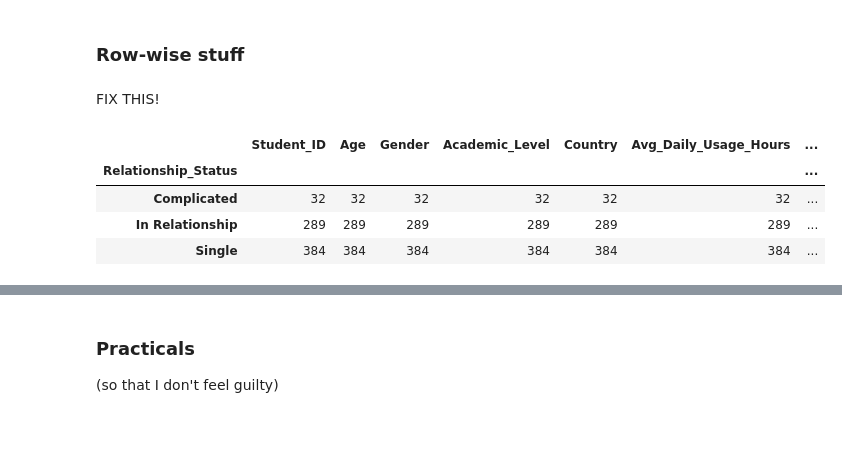
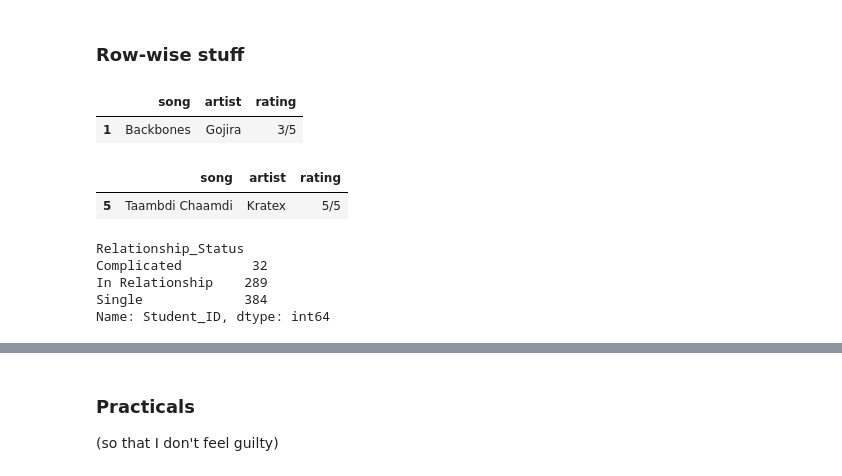
Before and after one commit to moiSentineL/ip-survivalkit, a Jupyter notebook: pandas/dataframes.ipynb, the cells around one changed output, grey strips where cells are left out. Drawn from its saved outputs; the diff is of its cells as text; code cells hidden in the pictures; blank space fills up the shorter version.

```diff
--- a/pandas/dataframes.ipynb
+++ b/pandas/dataframes.ipynb
@@ -7,19 +7,20 @@ import numpy as np
 # %% [markdown]
 ### Creating dataframes
 # %%
-# let's create some dfs
-
-## creating via dicts.
+## creating via dictionary.
 
 music_i_like = {
-    "song": ['Backbones', 'leave your lights on', 'CAFO'],
-    "artist": ['Gojira', 'Thank you Scientist', "Animals as Leaders"],
-    "rating": ['3/5', '5/5', '4/5']
+    "song": ['Backbones', 'leave your lights on', 'CAFO', 'rinkiya ke papa', 'Taambdi Chaamdi'],
+    "artist": ['Gojira', 'Thank you Scientist', "Animals as Leaders", 'Manoj Tiwari', 'Kratex'],
+    "rating": ['3/5', '5/5', '4/5', '3/5', '5/5']
 }
 
-music = pd.DataFrame(music_i_like, index=[i for i in range(1, len(music_i_like)+1)])
+music = pd.DataFrame(
+    music_i_like, # inputting the dictionary
+    index=[i for i in range(1, len(music_i_like['song'])+1)] # custom index, using list comprehension to output 1, 2, 3, ...
+    )
 
-music
+display(music)
 # %% [output]
 |  | song | artist | rating |
 | 1 | Backbones | Gojira | 3/5 |
@@ -120,18 +145,31 @@ sales_group
 16598 rows × 2 columns
 # %% [markdown]
 ### Row-wise stuff
-# %% [markdown]
-FIX THIS!
 # %%
-# print music
+# let's take our first music wala dictionary.
 
-music.loc[lambda x : x["artist"] == "Gojira"]
+display(
+    music.loc[lambda x : x["artist"] == "Gojira"] #checking if the 'artist' is 'Gojira'
+)
 
-soc_med.groupby("Relationship_Status").count() # this counts the number of rows with given column values
+display(
+    music.loc[lambda x: x['song'] == "Taambdi Chaamdi"] # checking if the 'song' is 'Taambdi Chaamdi'
+)
 # %% [output]
-|  | Student_ID | Age | Gender | Academic_Level | Country | Avg_Daily_Usage_Hours | ... |
-| Relationship_Status |  |  |  |  |  |  | ... |
-| Complicated | 32 | 32 | 32 | 32 | 32 | 32 | ... |
-| In Relationship | 289 | 289 | 289 | 289 | 289 | 289 | ... |
-| Single | 384 | 384 | 384 | 384 | 384 | 384 | ... |
+|  | song | artist | rating |
+| 1 | Backbones | Gojira | 3/5 |
+|  | song | artist | rating |
+| 5 | Taambdi Chaamdi | Kratex | 5/5 |
+# %%
+# counting number
+
+display(
+    soc_med.groupby("Relationship_Status")['Student_ID'].count() # this counts the number of rows with given column values
+)
+# %% [output]
+Relationship_Status
+Complicated         32
+In Relationship    289
+Single             384
+Name: Student_ID, dtype: int64
 # %%
```
Also changed, not shown: parts of 17 cells of this notebook, 3 other files.
